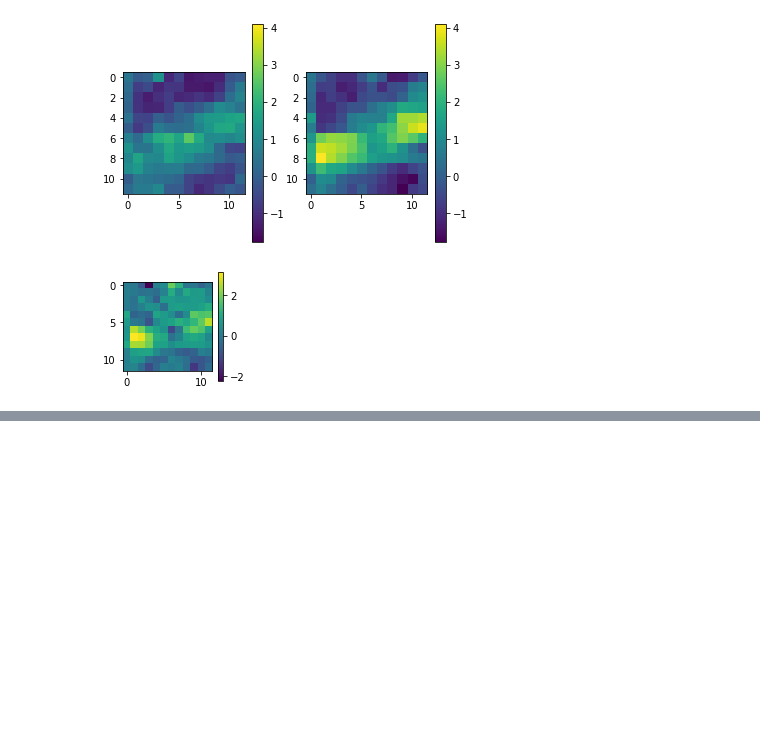
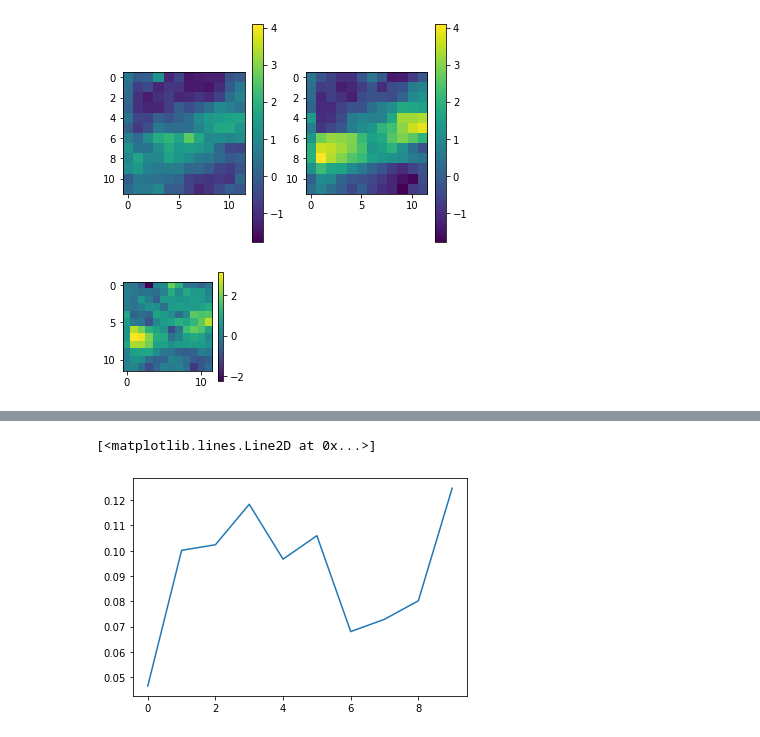
Before and after one commit to ccli3896/RLWorms, a Jupyter notebook: 12_19_homeTesting/RunThings.ipynb, the cells around one changed output, grey strips where cells are left out. Saved outputs shown, nothing was run; the diff lists cells and outputs as text; code cells hidden in the pictures; blank space fills up the shorter version.

```diff
--- a/12_19_homeTesting/RunThings.ipynb
+++ b/12_19_homeTesting/RunThings.ipynb
@@ -164,0 +175,5 @@ The output I'd want is
+# %%
+plt.plot(evals) # gamma .25 alpha .05
+# %% [output]
+[<matplotlib.lines.Line2D at 0x...>]
+[figure, added]
```
Also changed, not shown: parts of 12 cells of this notebook.
